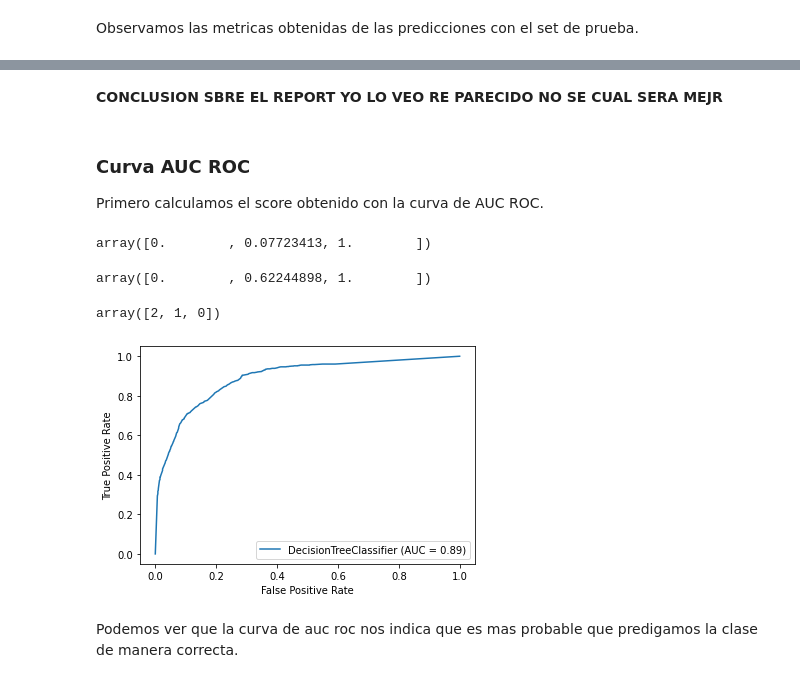
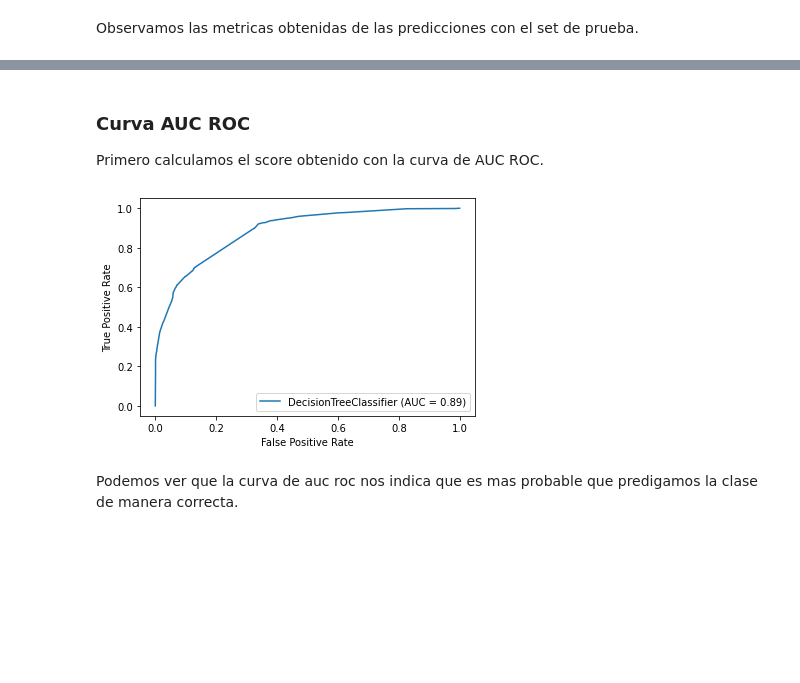
Before and after one commit to solfonte/TP1-OrganizacionDeDatos, a Jupyter notebook: parte_2/ArbolDeDecision.ipynb, the cells around one changed output, grey strips where cells are left out. Cells and saved outputs as stored; diff of their text form; code cells hidden in the pictures; blank space fills up the shorter version.

Commit message:
fixes arbol y boosting (faltan predicciones de holdout)

```diff
--- a/parte_2/ArbolDeDecision.ipynb
+++ b/parte_2/ArbolDeDecision.ipynb
@@ -26,8 +26,8 @@ train_df,final_df = cargarDatasets()
 train_df = prepararSetDeEntrenamiento(train_df)
 final_df = prepararSetDeValidacion(final_df)
 # %%
-X,y,df,y_encoder = ingenieriaDeFeauturesArboles1(train_df)
-X_reducido,y_reducido,df_reducido,y_encoder_reducido = ingenieriaDeFeauturesArboles2(train_df)
+X,y,df,y_encoder = ingenieriaDeFeaturesArboles1(train_df)
+X_reducido,y_reducido,df_reducido,y_encoder_reducido = ingenieriaDeFeaturesArboles2(train_df)
 
 X_train, X_test, y_train, y_test = train_test_split(X, y, random_state=117, test_size=0.1, stratify=y)
 X_train_r, X_test_r, y_train_r, y_test_r = train_test_split(X_reducido, y_reducido, random_state=117, test_size=0.1, stratify=y_reducido)
@@ -91,3 +85,9 @@ Best params {'criterion': 'gini', 'max_depth': 9, 'min_samples_leaf': 10}
+# %%
+params = {'criterion': 'gini', 'max_depth': 9, 'min_samples_leaf': 20}
+
+arbol.set_params(**params)
+arbol.fit(X_train, y_train)
+y_pred = arbol.predict(X_test)
 # %% [markdown]
 ## Evaluacion de metricas
 Las metricas a utilizar son:
@@ -125,28 +114,14 @@ weighted avg       0.85      0.85      0.85      3257
-# %% [markdown]
-**CONCLUSION SBRE EL REPORT YO LO VEO RE PARECIDO NO SE CUAL SERA MEJR**
 # %% [markdown]
 ### Curva AUC ROC
 Primero calculamos el score obtenido con la curva de AUC ROC.
 # %%
 import matplotlib.pyplot as plt
 from sklearn.metrics import roc_curve, auc, plot_roc_curve
-# %%
-#creo que esto es al pedo
-
-fpr, tpr, thresholds = roc_curve(y_test, y_pred)
-#fpr, tpr, thresholds = roc_curve(y_test,  arbol_1.predict_proba(X_test)[:,1])
-display(fpr)
-display(tpr)
-display(thresholds)
-# %% [output]
-array([0.        , 0.07723413, 1.        ])
-array([0.        , 0.62244898, 1.        ])
-array([2, 1, 0])
 # %%
-plot_roc_curve(arbol_r,X_test_r,y_test_r,response_method='predict_proba')
+plot_roc_curve(arbol,X_test,y_test,response_method='predict_proba')
 plt.show()
 # %% [output]
-[figure, old version]
+[figure, new version]
 # %% [markdown]
 Podemos ver que la curva de auc roc nos indica que es mas probable que predigamos la clase de manera correcta.
 # %% [markdown]
```
Also changed, not shown: parts of 23 cells of this notebook, 2 other files.
